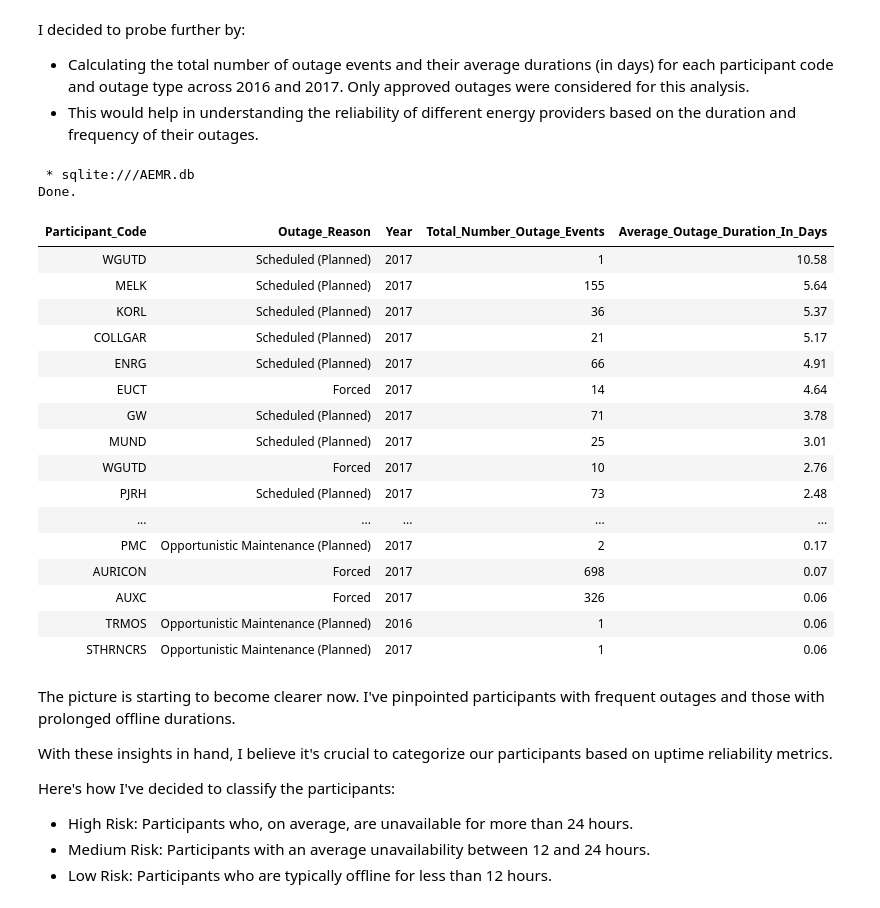
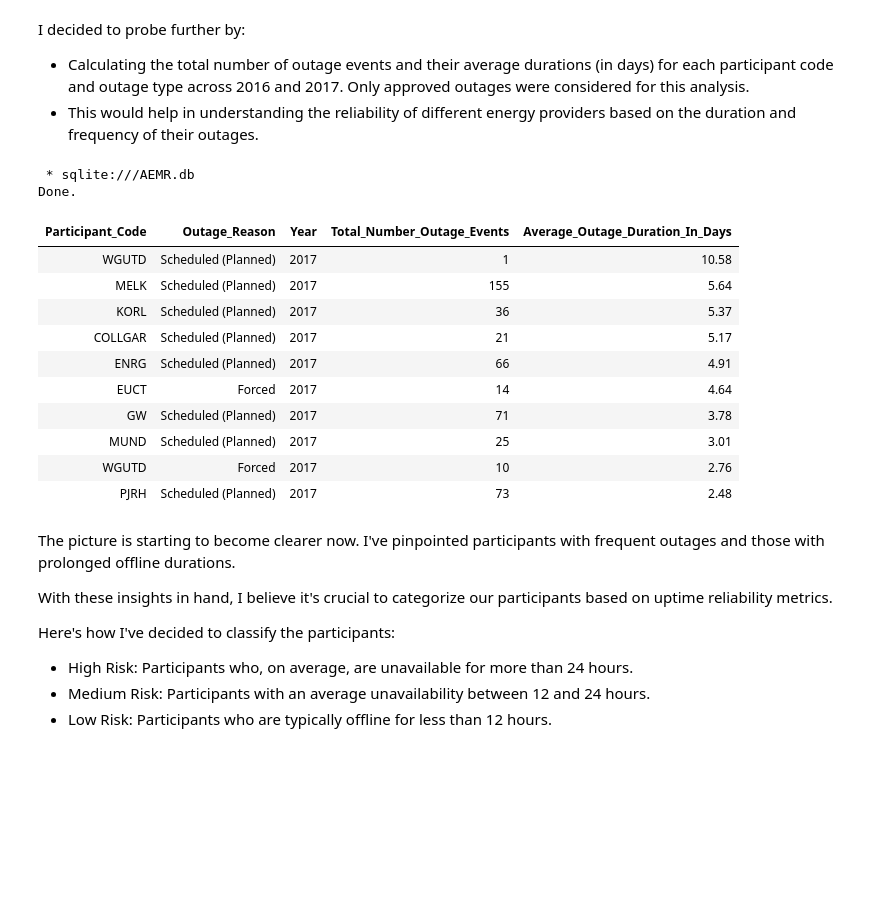
Before and after one commit to mstripling/Data-Analyst, a Jupyter notebook: AEMR Analysis/AEMR_Analysis.ipynb, the cells around one changed output. Cells and saved outputs as stored; diff of their text form; code cells hidden in the pictures; blank space fills up the shorter version.

```diff
--- a/AEMR Analysis/AEMR_Analysis.ipynb
+++ b/AEMR Analysis/AEMR_Analysis.ipynb
@@ -181,35 +172,30 @@ I decided to probe further by:
 # %%
 %%sql
 SELECT
     Participant_Code,
     Outage_Reason,
     Year,
     COUNT(EventID) AS Total_Number_Outage_Events,
     ROUND (AVG(ABS(JULIANDAY(End_Time) - JULIANDAY(Start_Time))), 2) AS Average_Outage_Duration_In_Days
 FROM AEMR_Outage_Table
 WHERE Status = 'Approved'
 GROUP BY Participant_Code, Outage_Reason
-ORDER BY Average_Outage_Duration_In_Days DESC, Outage_Reason, Year;
+ORDER BY Average_Outage_Duration_In_Days DESC, Outage_Reason, Year
+LIMIT 10;
 # %% [output]
  * sqlite:///AEMR.db
 Done.
 | Participant_Code | Outage_Reason | Year | Total_Number_Outage_Events | Average_Outage_Duration_In_Days |
 | WGUTD | Scheduled (Planned) | 2017 | 1 | 10.58 |
 | MELK | Scheduled (Planned) | 2017 | 155 | 5.64 |
 | KORL | Scheduled (Planned) | 2017 | 36 | 5.37 |
 | COLLGAR | Scheduled (Planned) | 2017 | 21 | 5.17 |
 | ENRG | Scheduled (Planned) | 2017 | 66 | 4.91 |
 | EUCT | Forced | 2017 | 14 | 4.64 |
 | GW | Scheduled (Planned) | 2017 | 71 | 3.78 |
 | MUND | Scheduled (Planned) | 2017 | 25 | 3.01 |
 | WGUTD | Forced | 2017 | 10 | 2.76 |
 | PJRH | Scheduled (Planned) | 2017 | 73 | 2.48 |
-| ... | ... | ... | ... | ... |
-| PMC | Opportunistic Maintenance (Planned) | 2017 | 2 | 0.17 |
-| AURICON | Forced | 2017 | 698 | 0.07 |
-| AUXC | Forced | 2017 | 326 | 0.06 |
-| TRMOS | Opportunistic Maintenance (Planned) | 2016 | 1 | 0.06 |
-| STHRNCRS | Opportunistic Maintenance (Planned) | 2017 | 1 | 0.06 |
 # %% [markdown]
 The picture is starting to become clearer now. I've pinpointed participants with frequent outages and those with prolonged offline durations.
 
```
Also changed, not shown: parts of 5 cells of this notebook.
